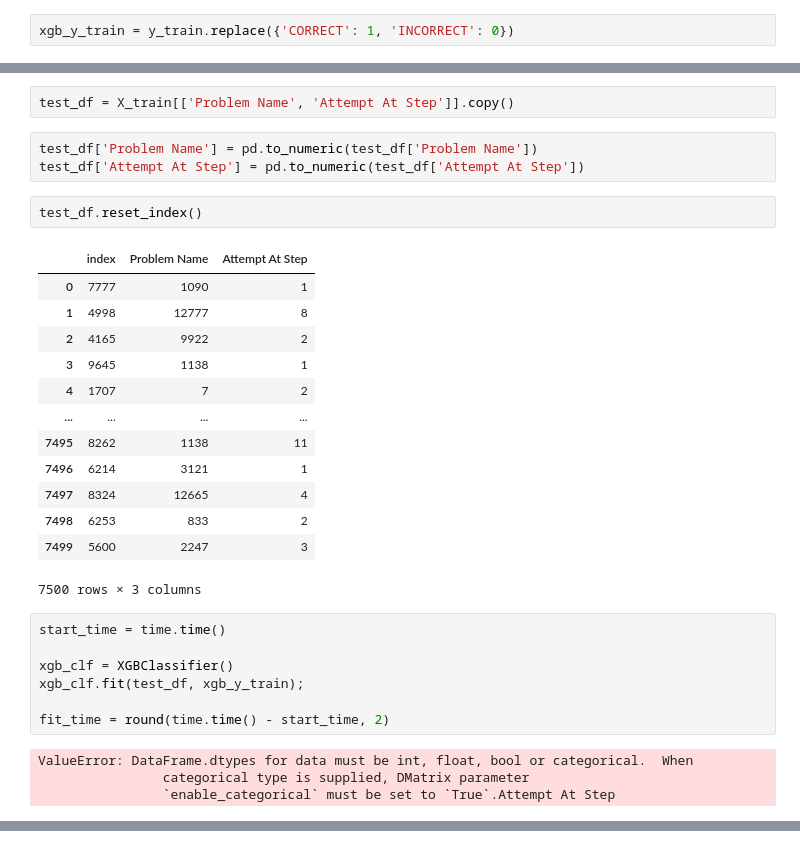
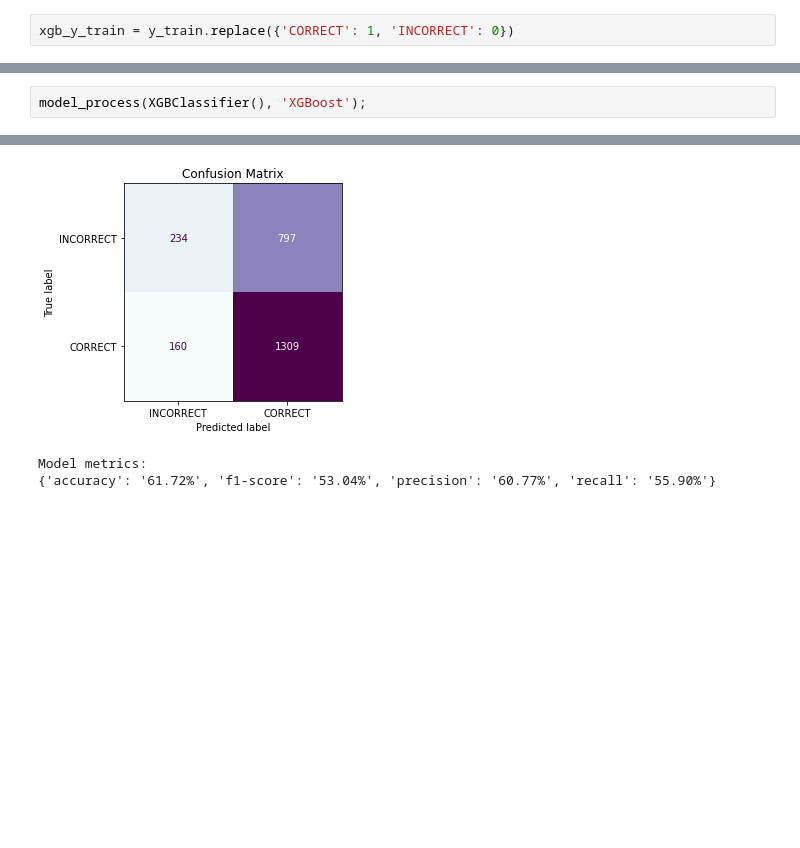
Before and after one commit to boa50/intelligent-tutoring-analysis, a Jupyter notebook: Analysis.ipynb, the cells around one changed output, grey strips where cells are left out. Cells and saved outputs as stored; diff of their text form; blank space fills up the shorter version.

```diff
--- a/Analysis.ipynb
+++ b/Analysis.ipynb
@@ -798,32 +754,3 @@ dtype: object
-# %%
-test_df = X_train[['Problem Name', 'Attempt At Step']].copy()
-# %%
-test_df['Problem Name'] = pd.to_numeric(test_df['Problem Name'])
-test_df['Attempt At Step'] = pd.to_numeric(test_df['Attempt At Step'])
-# %%
-test_df.reset_index()
-# %% [output]
-|  | index | Problem Name | Attempt At Step |
-| 0 | 7777 | 1090 | 1 |
-| 1 | 4998 | 12777 | 8 |
-| 2 | 4165 | 9922 | 2 |
-| 3 | 9645 | 1138 | 1 |
-| 4 | 1707 | 7 | 2 |
-| ... | ... | ... | ... |
-| 7495 | 8262 | 1138 | 11 |
-| 7496 | 6214 | 3121 | 1 |
-| 7497 | 8324 | 12665 | 4 |
-| 7498 | 6253 | 833 | 2 |
-| 7499 | 5600 | 2247 | 3 |
-7500 rows × 3 columns
-# %%
-start_time = time.time()
-
-xgb_clf = XGBClassifier()
-xgb_clf.fit(test_df, xgb_y_train);
-
-fit_time = round(time.time() - start_time, 2)
-# %% [output]
-ValueError: DataFrame.dtypes for data must be int, float, bool or categorical.  When
-                categorical type is supplied, DMatrix parameter
-                `enable_categorical` must be set to `True`.Attempt At Step
+# %%
+model_process(XGBClassifier(), 'XGBoost');
+# %% [output]
@@ -829,0 +759,3 @@ ValueError: DataFrame.dtypes for data must be int, float, bool or categorical.
+[figure, added]
+Model metrics:
+{'accuracy': '61.72%', 'f1-score': '53.04%', 'precision': '60.77%', 'recall': '55.90%'}
```
Also changed, not shown: parts of 34 cells of this notebook.
